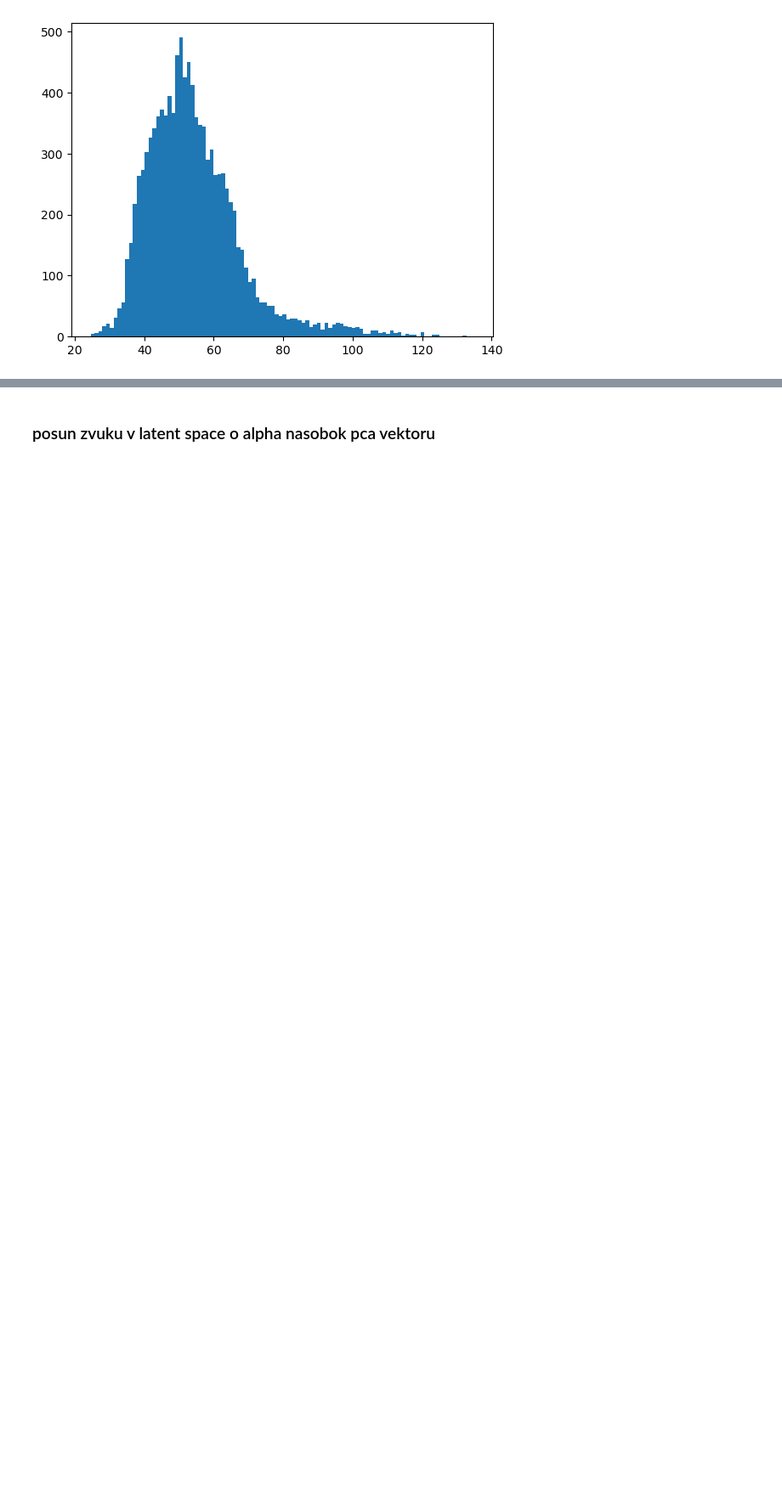
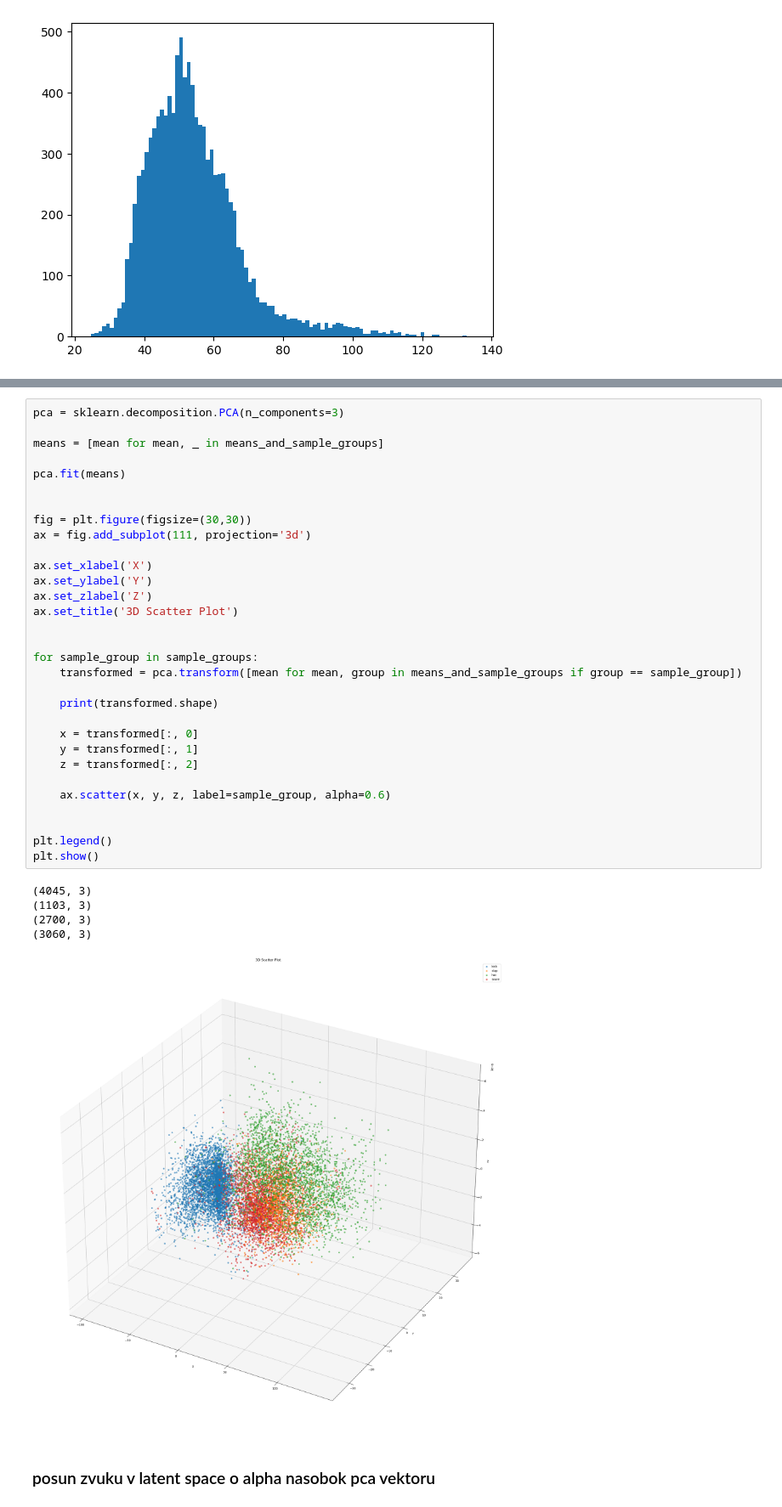
Before and after one commit to PatrikBacko/Bachelor_thesis-Electronic_music, a Jupyter notebook: src/VAE/model_inference.ipynb, the cells around one changed output, grey strips where cells are left out. Shown at 85% size. Cells and saved outputs as stored; diff of their text form; blank space fills up the shorter version.

```diff
--- a/src/VAE/model_inference.ipynb
+++ b/src/VAE/model_inference.ipynb
@@ -248,3 +257,40 @@ plt.show()
+# %%
+pca = sklearn.decomposition.PCA(n_components=3)
+
+means = [mean for mean, _ in means_and_sample_groups]
+
+pca.fit(means)
+
+
+fig = plt.figure(figsize=(30,30))
+ax = fig.add_subplot(111, projection='3d')
+
+ax.set_xlabel('X')
+ax.set_ylabel('Y')
+ax.set_zlabel('Z')
+ax.set_title('3D Scatter Plot')
+
+
+for sample_group in sample_groups:
+    transformed = pca.transform([mean for mean, group in means_and_sample_groups if group == sample_group])
+
+    print(transformed.shape)
+
+    x = transformed[:, 0]
+    y = transformed[:, 1]
+    z = transformed[:, 2]
+
+    ax.scatter(x, y, z, label=sample_group, alpha=0.6)
+
+
+plt.legend()
+plt.show()
+# %% [output]
+(4045, 3)
+(1103, 3)
+(2700, 3)
+(3060, 3)
+[figure, added]
 # %% [markdown]
 ### posun zvuku v latent space o alpha nasobok pca vektoru
 # %%
```
Also changed, not shown: parts of 9 cells of this notebook, 38 other files.
